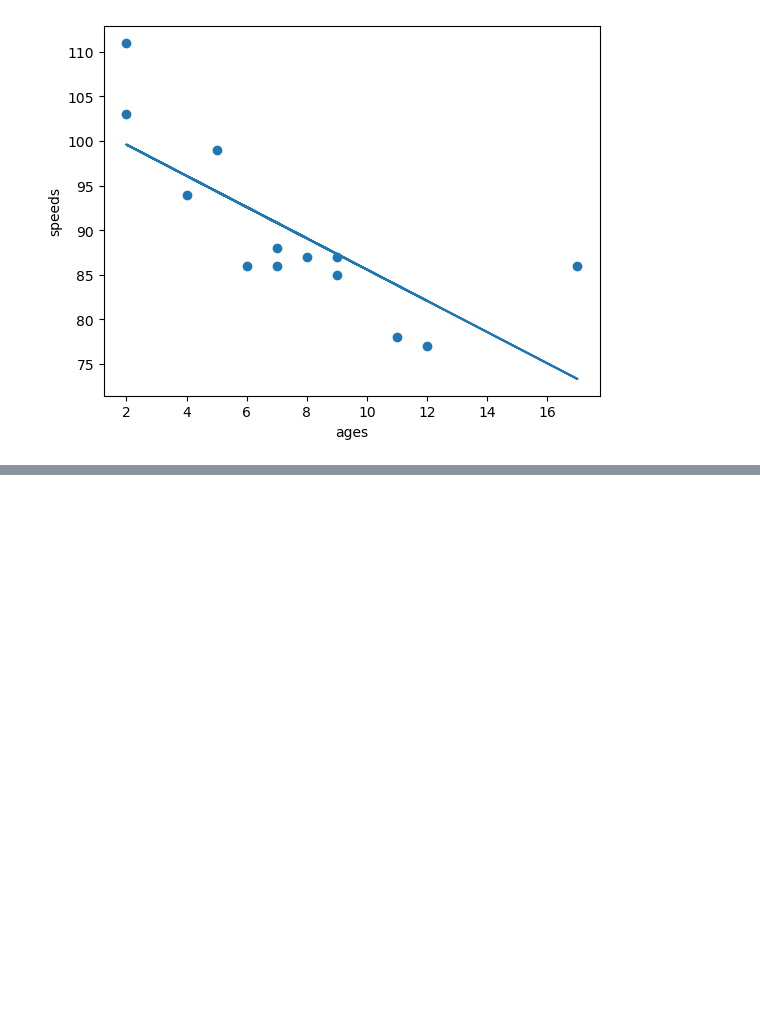
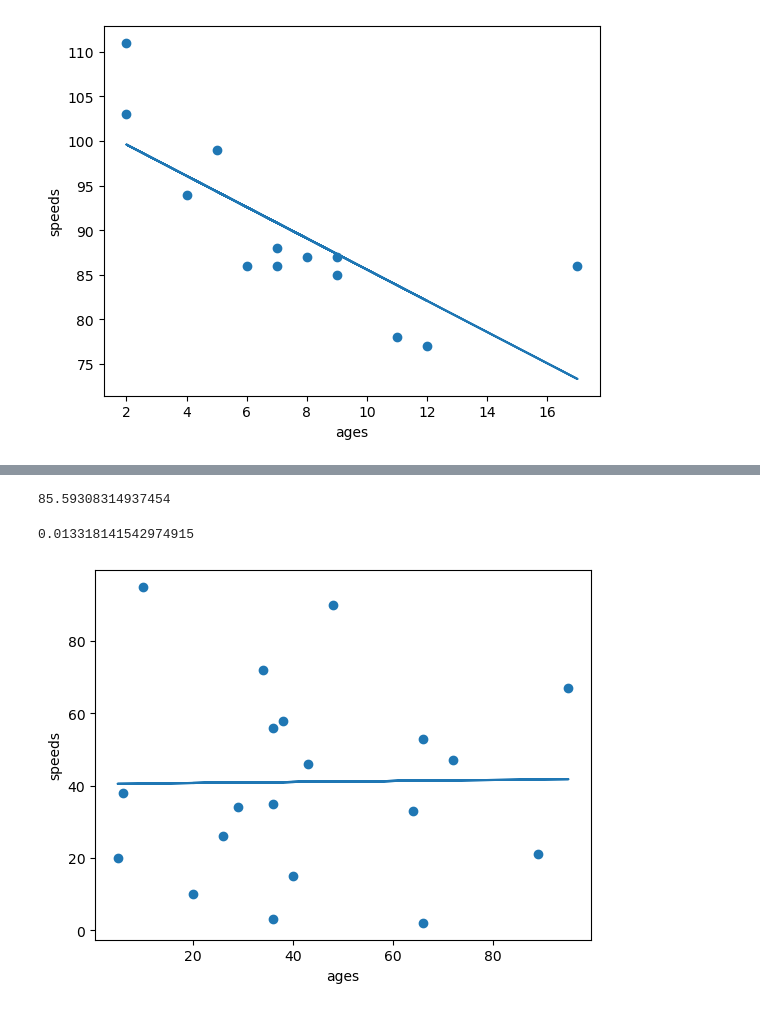
Before and after one commit to Abhi-masane/python-for-ml, a Jupyter notebook: ML_Basics.ipynb, the cells around one changed output, grey strips where cells are left out. Saved outputs shown, nothing was run; the diff lists cells and outputs as text; code cells hidden in the pictures; blank space fills up the shorter version.

```diff
--- a/ML_Basics.ipynb
+++ b/ML_Basics.ipynb
@@ -130,19 +130,18 @@ plt.show()
 """ Linear regression uses the relationship between the data-points to draw a straight line through all them.
 This line can be used to predict future values. In Machine Learning, predicting the future is very important.
 """
-
+from scipy import stats
 import matplotlib.pyplot as plt
 
 x = [5,7,8,7,2,17,2,9,4,11,12,9,6]
 y = [99,86,87,88,111,86,103,87,94,78,77,85,86]
 
-slope, intercept, r, p, std_err = stats.linregress(x, y)
-
-#z = stats.linregress(x, y)
-#print(z)
+res = stats.linregress(x, y)
+# res will have slope, intercept, rvalue, pvalue, stderr
+# print(res)
 
 def myfunc(x):
-    return slope * x + intercept
+    return res.slope * x + res.intercept
 
 y_myfunc = list(map(myfunc, x))
 
@@ -155,0 +174,51 @@ plt.show()
+# %%
+# predicting the speed of a 10 years old car; Considering x = Age of Car, y = speed
+
+def myfunc(x):
+    return slope * x + intercept
+
+speed  = myfunc(10)
+print(speed)
+# %% [output]
+85.59308314937454
+# %%
+# Now the question is - Is the linear regression always the best method to use ?
+# Example - where linear regression is not the best fit
+
+# We check the rvalue first
+
+import numpy
+from scipy import stats
+
+x = [89,43,36,36,95,10,66,34,38,20,26,29,48,64,6,5,36,66,72,40]
+y = [21,46,3,35,67,95,53,72,58,10,26,34,90,33,38,20,56,2,47,15]
+
+res = stats.linregress(x,y)
+print(res.rvalue)
+# %% [output]
+0.013318141542974915
+# %%
+# So, rvalue = 0.013318141542974915, let's see how the plot is for this
+
+from scipy import stats
+import matplotlib.pyplot as plt
+
+x = [89,43,36,36,95,10,66,34,38,20,26,29,48,64,6,5,36,66,72,40]
+y = [21,46,3,35,67,95,53,72,58,10,26,34,90,33,38,20,56,2,47,15]
+
+res = stats.linregress(x, y)
+
+def myfunc(x):
+    return res.slope * x + res.intercept
+
+y_myfunc = list(map(myfunc, x))
+
+plt.scatter(x, y)
+plt.plot(x, y_myfunc)
+plt.xlabel('ages')
+plt.ylabel('speeds')
+plt.show()
+
+# We can see in plot tha values are scattered and simple straight line cannot define it
+# %% [output]
+[figure, added]
```
Also changed, not shown: parts of 2 cells of this notebook.
